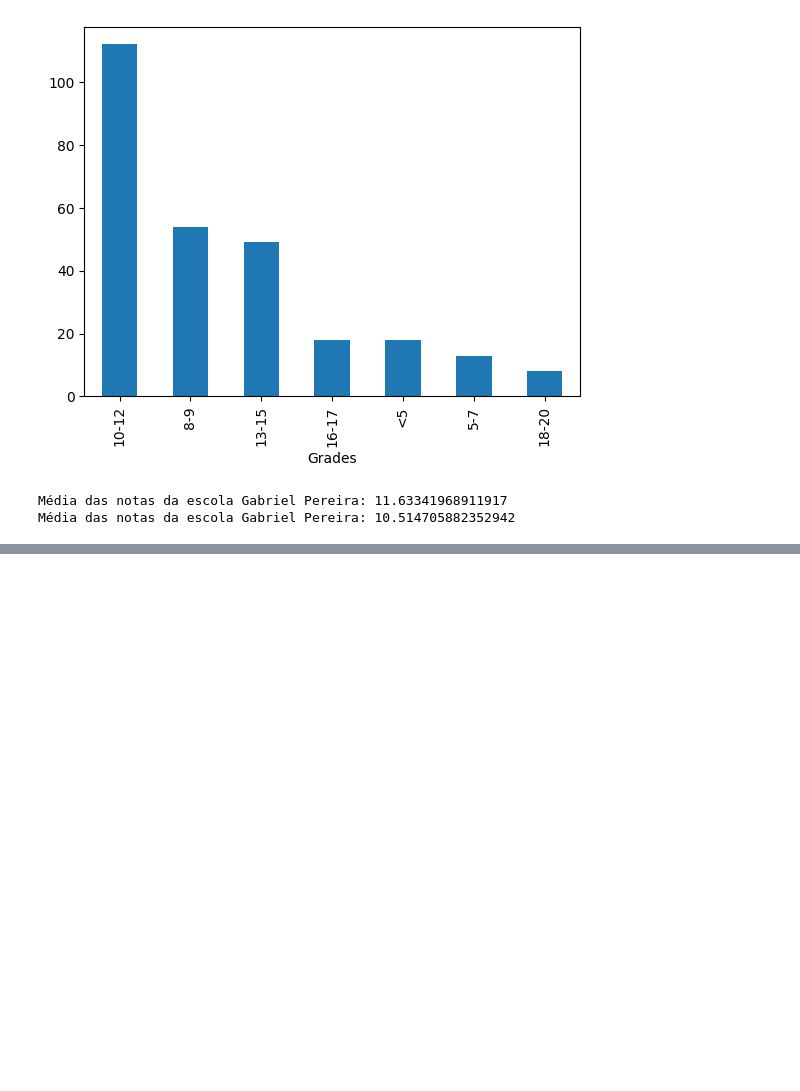
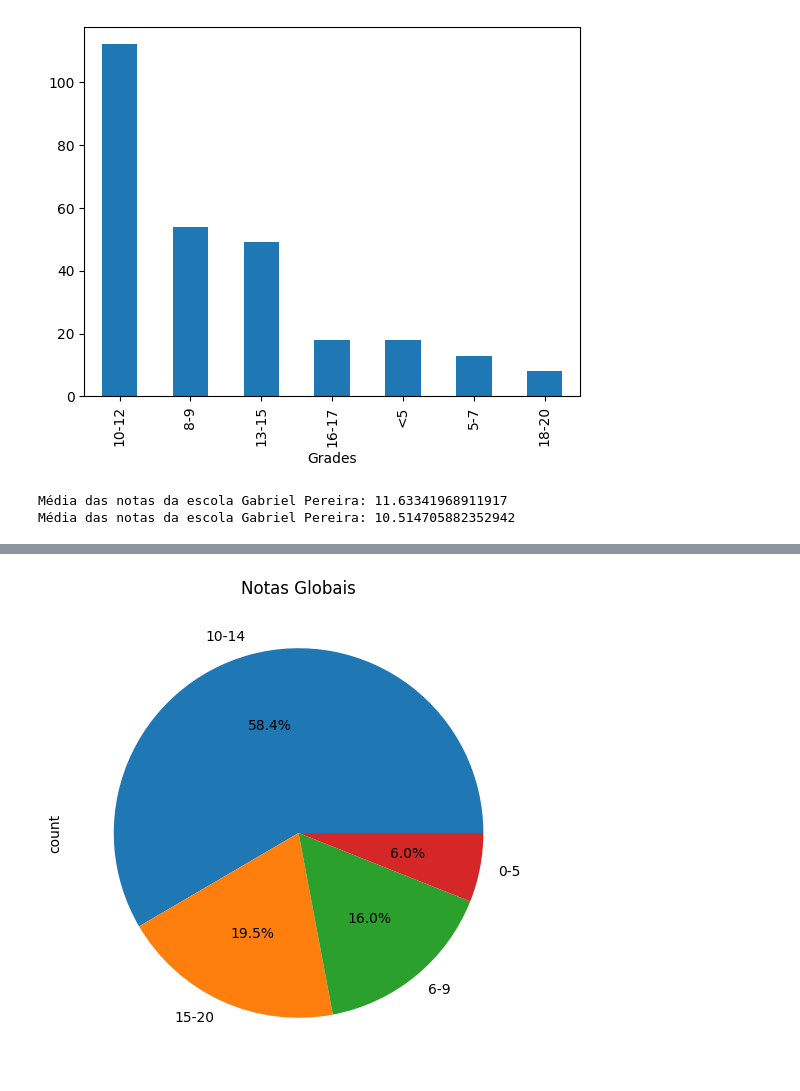
Before and after one commit to leosousa200/SGDAnalysis, a Jupyter notebook: analysis.ipynb, the cells around one changed output, grey strips where cells are left out. Drawn from its saved outputs; the diff is of its cells as text; code cells hidden in the pictures; blank space fills up the shorter version.

Commit message:
Analysis of students 0-5 vs 15-20

```diff
--- a/analysis.ipynb
+++ b/analysis.ipynb
@@ -196,0 +198,15 @@ blablabla
+# %%
+# notas gerais
+student_grades_fragment = pd.concat([student_mat, student_por], ignore_index=True)
+
+student_grades_fragment.loc[student_grades_fragment['G3'] <= 5, 'Grades'] = '0-5'
+student_grades_fragment.loc[(student_grades_fragment['G3'] >= 6) & (student_grades_fragment['G3'] <= 9), 'Grades'] = '6-9'
+student_grades_fragment.loc[(student_grades_fragment['G3'] >= 10) & (student_grades_fragment['G3'] <= 14), 'Grades'] = '10-14'
+student_grades_fragment.loc[(student_grades_fragment['G3'] >= 15) & (student_grades_fragment['G3'] <= 20), 'Grades'] = '15-20'
+# %%
+f, ax = plt.subplots(figsize=(10, 6))
+student_grades_fragment['Grades'].value_counts().plot.pie(autopct='%1.1f%%',ax=ax)
+ax.set_title('Notas Globais')
+plt.show()
+# %% [output]
+[figure, added]
```
Also changed, not shown: parts of 4 cells of this notebook.
